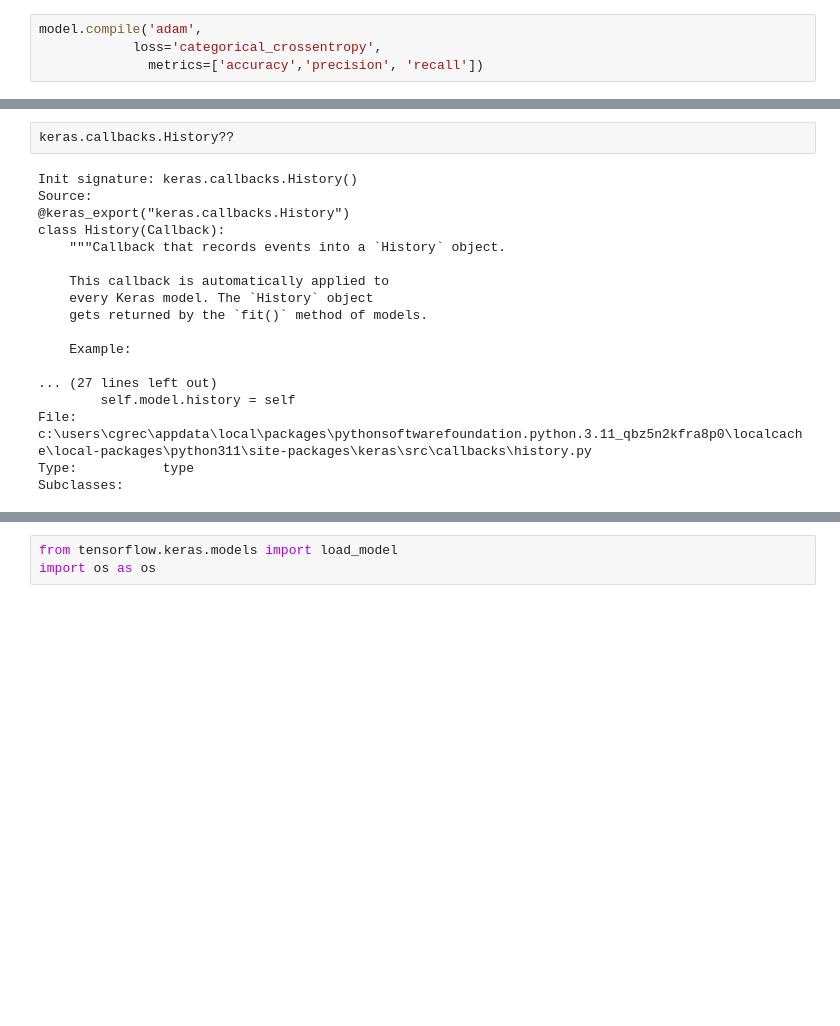
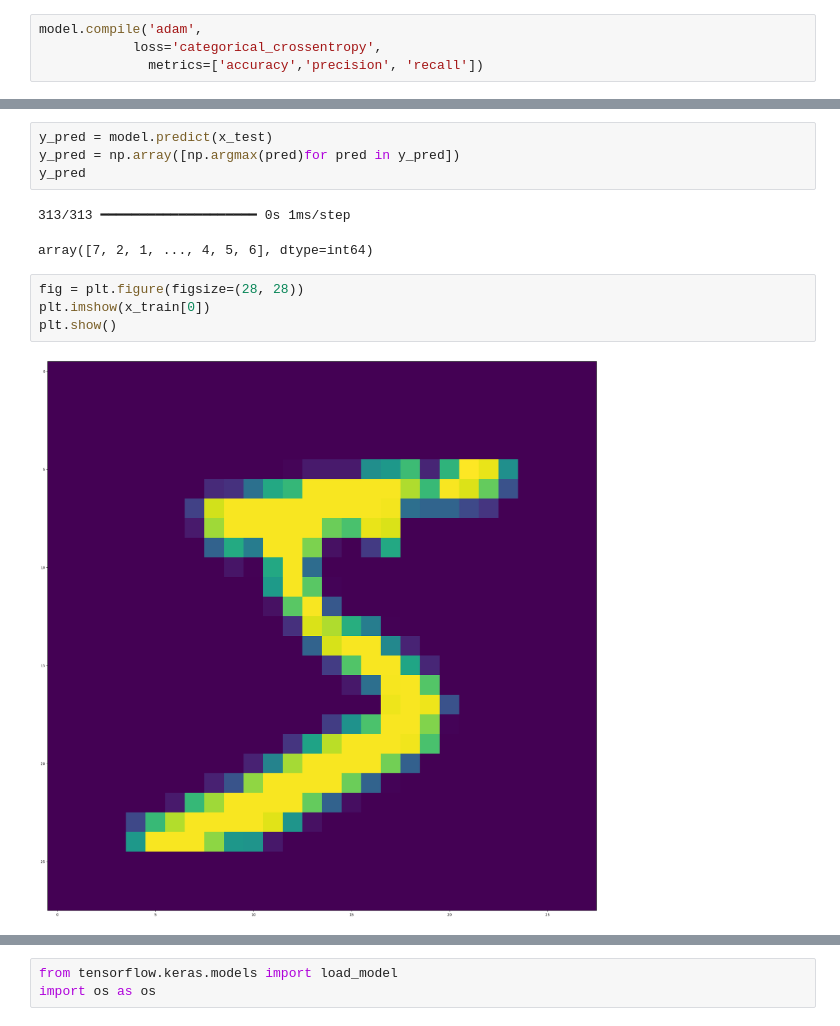
Before and after one commit to cgreco812/Digit-Classifier, a Jupyter notebook: DigitClassifier.ipynb, the cells around one changed output, grey strips where cells are left out. Saved outputs shown, nothing was run; the diff lists cells and outputs as text; blank space fills up the shorter version.

```diff
--- a/DigitClassifier.ipynb
+++ b/DigitClassifier.ipynb
@@ -143,20 +131,13 @@ accuracy: 0.9811000227928162, Precision: 0.982264518737793, Recall: 0.9803000092
 # %%
-keras.callbacks.History??
+y_pred = model.predict(x_test)
+y_pred = np.array([np.argmax(pred)for pred in y_pred])
+y_pred
 # %% [output]
-Init signature: keras.callbacks.History()
-Source:
-@keras_export("keras.callbacks.History")
-class History(Callback):
-    """Callback that records events into a `History` object.
-
-    This callback is automatically applied to
-    every Keras model. The `History` object
-    gets returned by the `fit()` method of models.
-
-    Example:
-
-... (27 lines left out)
-        self.model.history = self
-File:           c:\users\cgrec\appdata\local\packages\pythonsoftwarefoundation.python.3.11_qbz5n2kfra8p0\localcache\local-packages\python311\site-packages\keras\src\callbacks\history.py
-Type:           type
-Subclasses:
+313/313 ━━━━━━━━━━━━━━━━━━━━ 0s 1ms/step
+array([7, 2, 1, ..., 4, 5, 6], dtype=int64)
+# %%
+fig = plt.figure(figsize=(28, 28))
+plt.imshow(x_train[0])
+plt.show()
+# %% [output]
+[figure, added]
```
Also changed, not shown: parts of 12 cells of this notebook.
